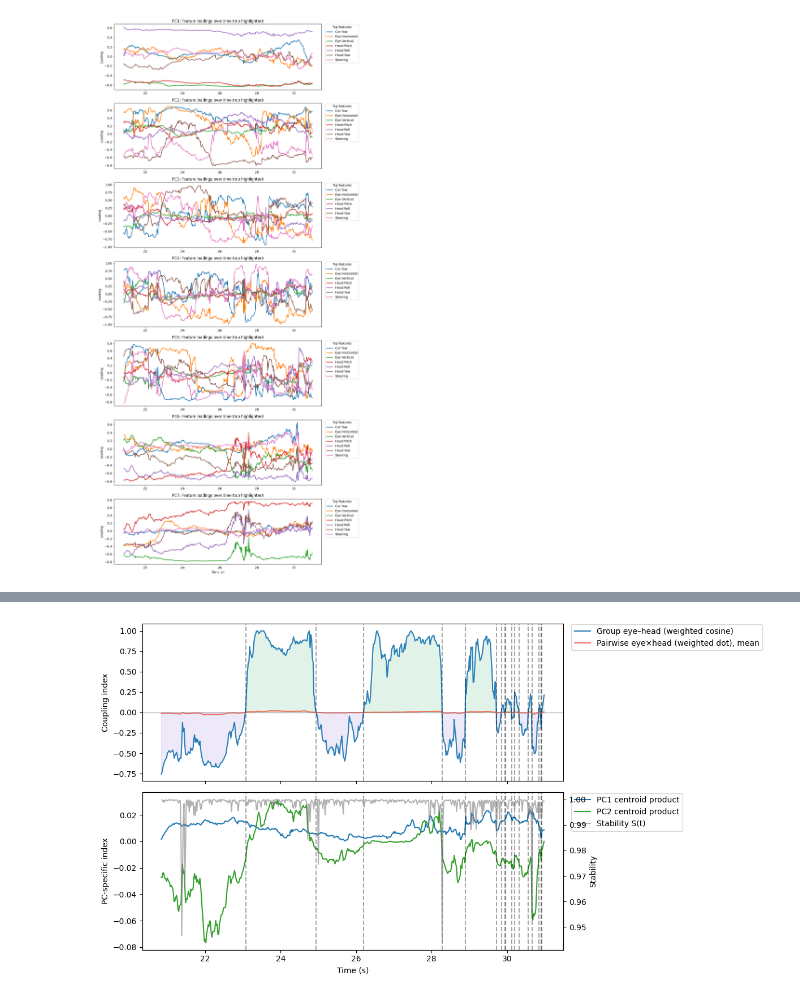
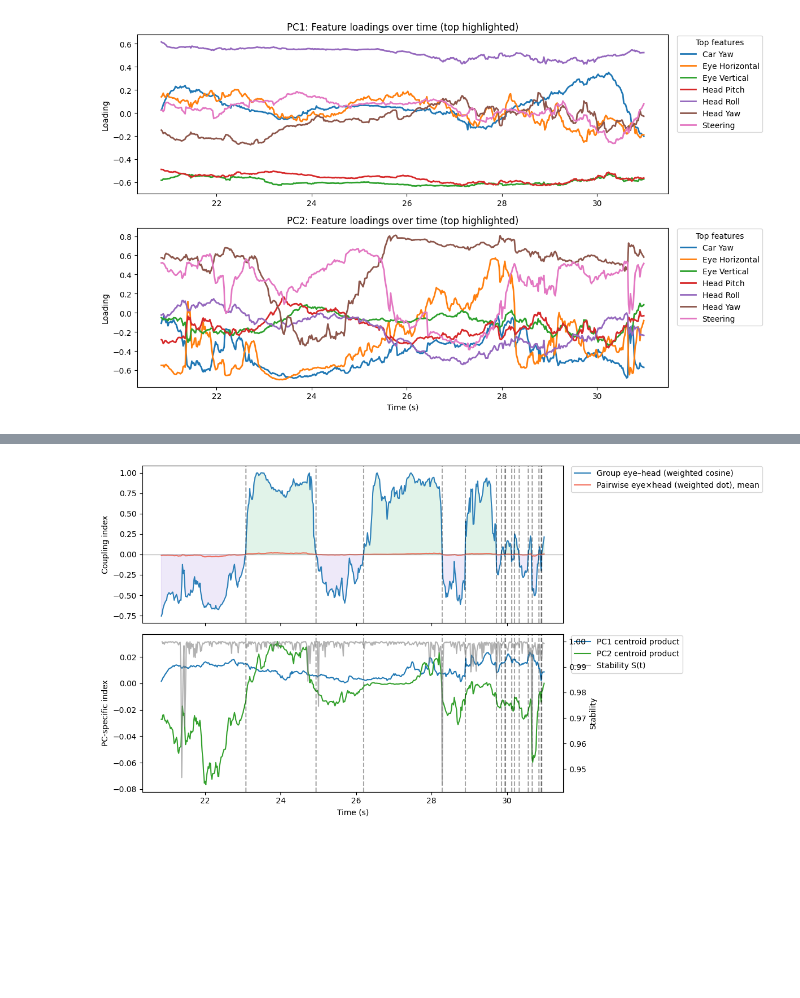
Before and after one commit to JohnMadrid/pca-driving-behavior, a Jupyter notebook: loadings-analysis.ipynb, the cells around one changed output, grey strips where cells are left out. Saved outputs shown, nothing was run; the diff lists cells and outputs as text; code cells hidden in the pictures; blank space fills up the shorter version.

```diff
--- a/loadings-analysis.ipynb
+++ b/loadings-analysis.ipynb
@@ -172,34 +172,34 @@ if smoothing:
 # PCs to visualize: respect existing `pcs` if defined
 pcs_to_plot = [pc for pc in globals().get('pcs', pc_cols) if pc in pc_cols]
 if not pcs_to_plot:
     pcs_to_plot = pc_cols[:4]
 
-
-
+num_pcs = 2 #len(pcs_to_plot)
+event = 'one'
 # ------------------------------------------------------
 # 4) Small multiples: feature loadings, top highlighted
 # ------------------------------------------------------
 fig, axes = plt.subplots(num_pcs, 1, figsize=(12, 3.6 * num_pcs), sharex=False)
 if num_pcs == 1:
     axes = [axes]
 for ax, pc in zip(axes, pcs_to_plot):
     df_pc = components_long_vis[components_long_vis['PC'] == pc].copy()
     top_feats = (
         df_pc.groupby('Features')['abs_loading'].mean().sort_values(ascending=False).head(7).index.tolist()
     )
     plot_col = 'loading_smooth' if smoothing and 'loading_smooth' in df_pc.columns else 'loading'
     for feat, sub in df_pc.groupby('Features'):
-        sub_sorted = sub.sort_values('Time')
+        sub_sorted = sub[sub['Event'] == event].sort_values('Time')
         alpha = 1.0 if feat in top_feats else 0.25
         lw = 2.0 if feat in top_feats else 1.0
         ax.plot(sub_sorted['Time'], sub_sorted[plot_col], label=feat if feat in top_feats else None,
                 alpha=alpha, linewidth=lw)
     if top_feats:
         ax.legend(title='Top features', loc='upper left', bbox_to_anchor=(1.01, 1.02))
     ax.set_title(f'{pc}: Feature loadings over time (top highlighted)')
     ax.set_ylabel('Loading')
 axes[-1].set_xlabel('Time (s)')
 plt.tight_layout()
 plt.show()
 # %% [output]
-[figure, old version]
+[figure, new version]
```
Also changed, not shown: parts of 1 cell of this notebook, 3 other files.
